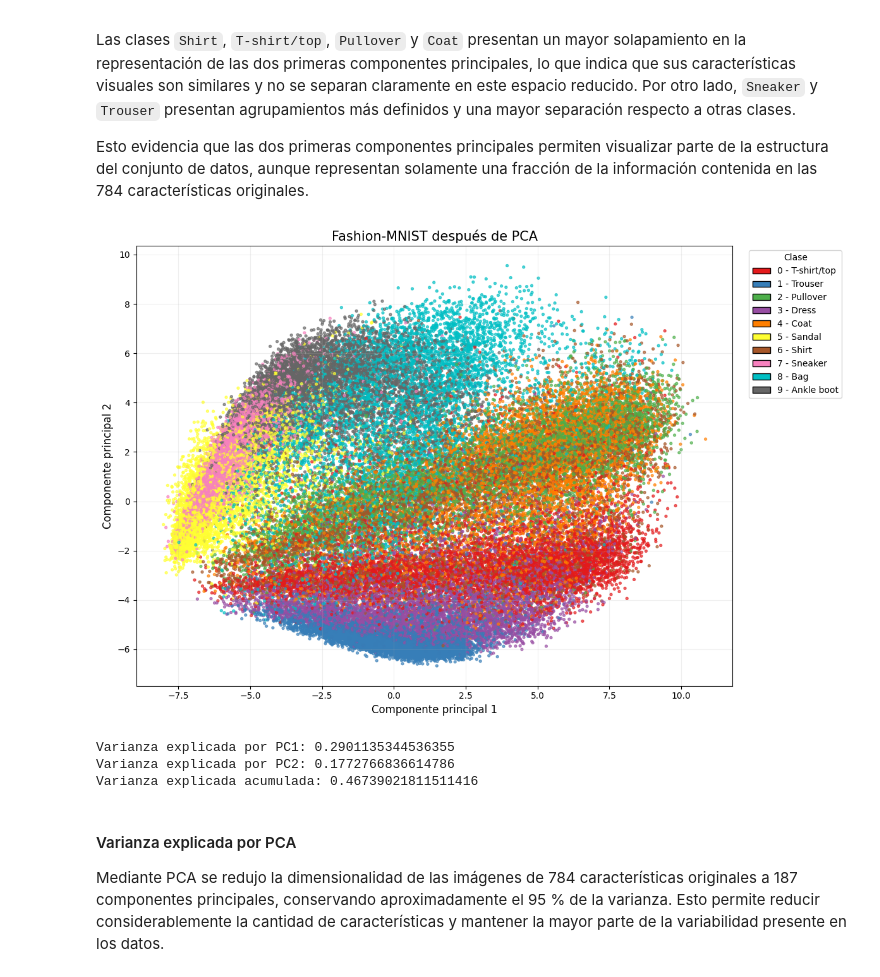
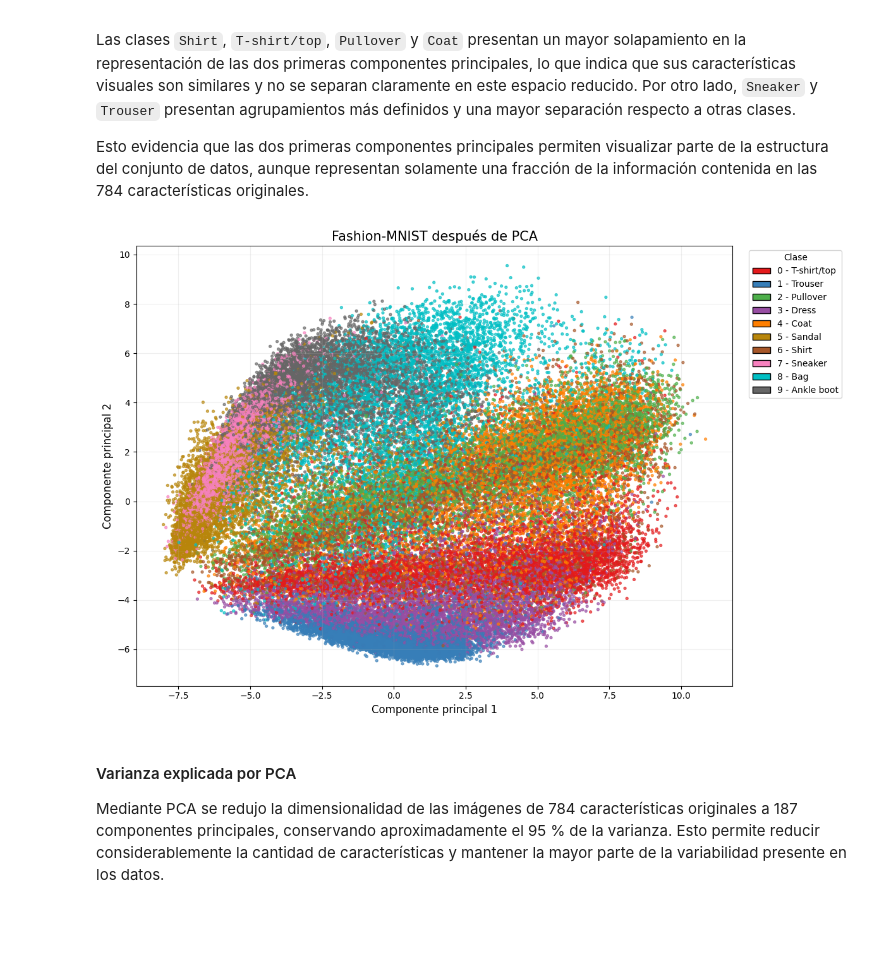
Before and after one commit to GalvanSierra/data_analyst_event_02, a Jupyter notebook: notebooks/01-fashion-mnist.ipynb, the cells around one changed output. Cells and saved outputs as stored; diff of their text form; code cells hidden in the pictures; blank space fills up the shorter version.

```diff
--- a/notebooks/01-fashion-mnist.ipynb
+++ b/notebooks/01-fashion-mnist.ipynb
@@ -71,7 +97,7 @@ fig, axes = plt.subplots(2, 5, figsize=(12, 5))
 
 for i, ax in enumerate(axes.flat):
     ax.imshow(X[i].reshape(28, 28), cmap="gray")
-    ax.set_title(f"Clase: {y[i]}")
+    ax.set_title(class_names[y[i]])
     ax.axis("off")
 
 plt.tight_layout()
@@ -156,0 +189,11 @@ plt.show()
+# %%
+mean_images = np.array([X[y == c].mean(axis=0) for c in range(10)])
+
+fig, axes = plt.subplots(2, 5, figsize=(12, 5))
+for i, ax in enumerate(axes.flat):
+    ax.imshow(mean_images[i].reshape(28, 28), cmap="gray")
+    ax.set_title(class_names[i])
+    ax.axis("off")
+plt.suptitle("Imagen promedio por clase")
+plt.tight_layout()
+plt.show()
@@ -197,20 +282,6 @@ Esto evidencia que las dos primeras componentes principales permiten visualizar
 # %%
 from matplotlib.colors import ListedColormap
 from matplotlib.patches import Patch
-
-# Nombres de las clases
-class_names = {
-    0: "T-shirt/top",
-    1: "Trouser",
-    2: "Pullover",
-    3: "Dress",
-    4: "Coat",
-    5: "Sandal",
-    6: "Shirt",
-    7: "Sneaker",
-    8: "Bag",
-    9: "Ankle boot",
-}
 
 # Colores claramente diferenciados para las 10 clases
 colors = [
@@ -219,49 +290,42 @@ colors = [
     "#4daf4a",  # 2 - Verde
     "#984ea3",  # 3 - Morado
     "#ff7f00",  # 4 - Naranja
-    "#ffff33",  # 5 - Amarillo
+    "#b8860b",  # 5 - Dorado oscuro
     "#a65628",  # 6 - Café
     "#f781bf",  # 7 - Rosado
     "#00bfc4",  # 8 - Turquesa
     "#666666",  # 9 - Gris
 ]
+
 
 cmap = ListedColormap(colors)
 
 # Gráfico PCA
 plt.figure(figsize=(12, 8))
 
 scatter = plt.scatter(
     X_pca_2[:, 0], X_pca_2[:, 1], c=y, cmap=cmap, vmin=0, vmax=9, s=8, alpha=0.65
 )
 
 plt.xlabel("Componente principal 1", fontsize=12)
 plt.ylabel("Componente principal 2", fontsize=12)
 plt.title("Fashion-MNIST después de PCA", fontsize=15)
 
 # Crear leyenda auxiliar
 legend_elements = [
     Patch(facecolor=colors[i], edgecolor="black", label=f"{i} - {class_names[i]}")
     for i in range(10)
 ]
 
 plt.legend(
     handles=legend_elements, title="Clase", bbox_to_anchor=(1.02, 1), loc="upper left"
 )
 
 plt.grid(alpha=0.2)
 plt.tight_layout()
 plt.show()
 # %% [output]
-[figure, old version]
+[figure, new version]
-# %%
-print("Varianza explicada por PC1:", pca_2.explained_variance_ratio_[0])
-print("Varianza explicada por PC2:", pca_2.explained_variance_ratio_[1])
-print("Varianza explicada acumulada:", pca_2.explained_variance_ratio_.sum())
-# %% [output]
-Varianza explicada por PC1: 0.2901135344536355
-Varianza explicada por PC2: 0.1772766836614786
-Varianza explicada acumulada: 0.46739021811511416
 # %% [markdown]
 #### Varianza explicada por PCA
 
```
Also changed, not shown: parts of 16 cells of this notebook.
